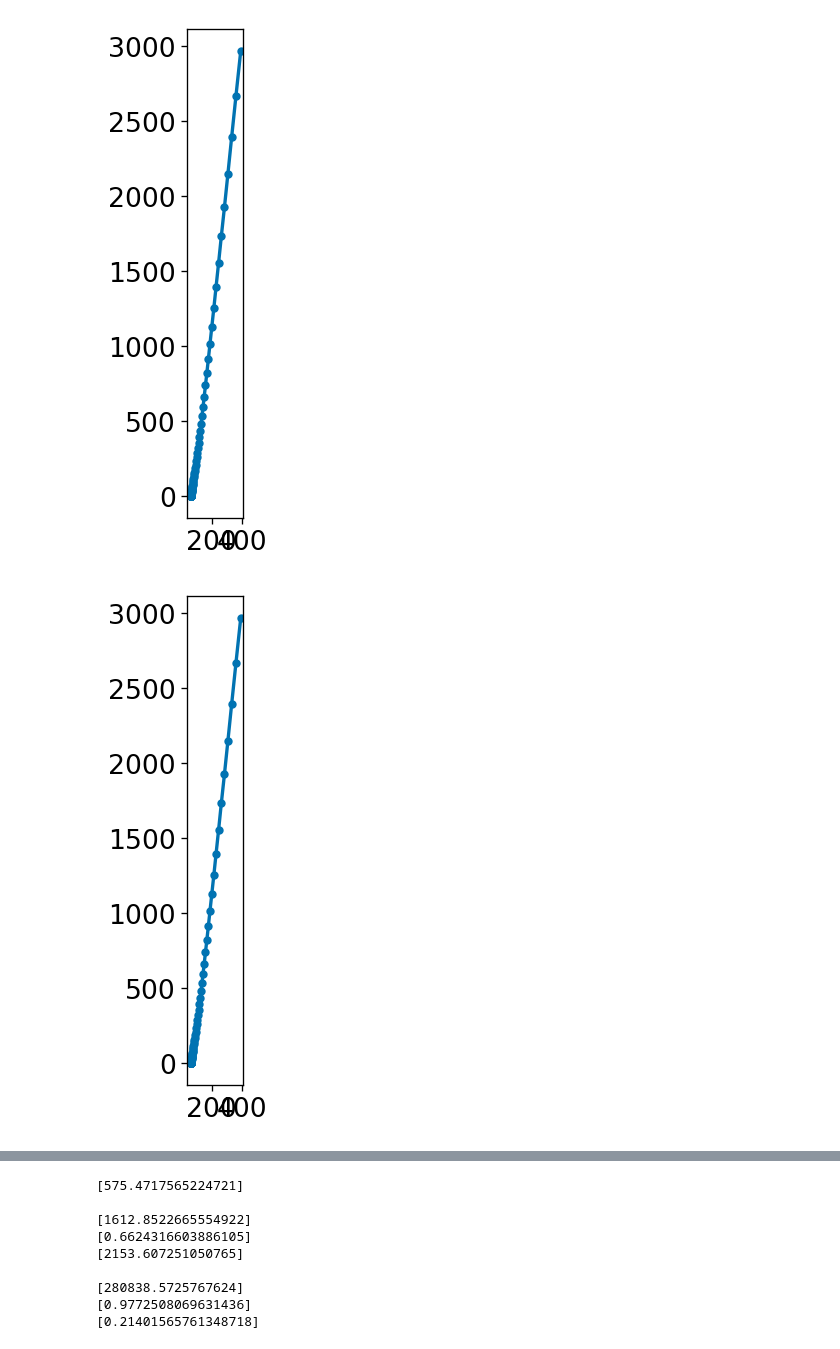
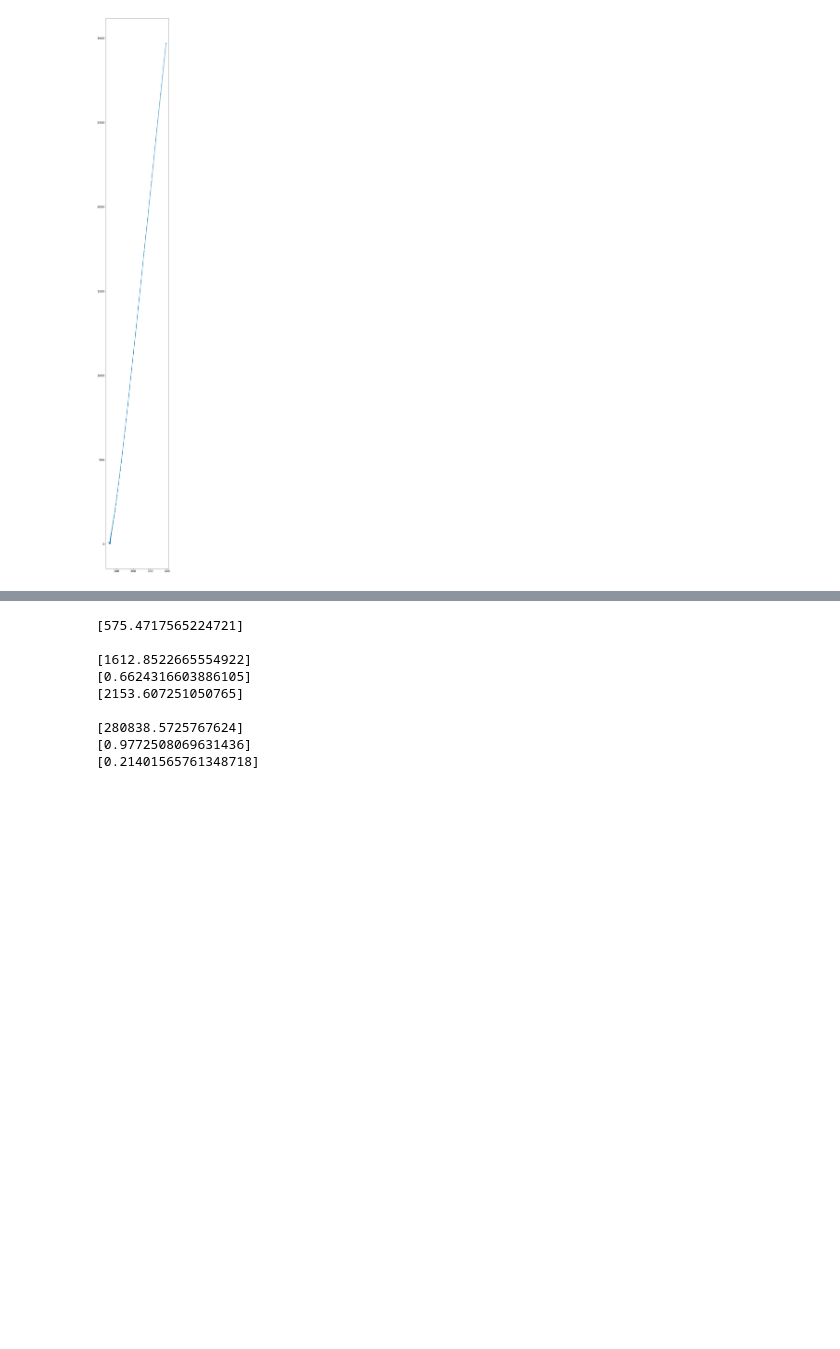
Before and after one commit to WildcatDiscovery/Kyler_Speed_Circuit, a Jupyter notebook: python_notebooks/function_testing.ipynb, the cells around one changed output, grey strips where cells are left out. Saved outputs shown, nothing was run; the diff lists cells and outputs as text; code cells hidden in the pictures; blank space fills up the shorter version.

```diff
--- a/python_notebooks/function_testing.ipynb
+++ b/python_notebooks/function_testing.ipynb
@@ -4,9 +4,6 @@ from utils.tools import *
 path=r"C:\Users\cjang\Desktop\impedance_data\data\\"
 data = ['DE_40_2_60.mpt']
 # %%
-mpt_data = importer(path, data, 10**6, 10**1.5)[0]
-
-df = importer(path, data, 10**6, 10**1.5)[1]
+pre = importer(path, data, 10**6, 10**1.5, width = 50, height = 50)
 # %% [output]
-[figure, old version]
+[figure, new version]
-[figure, removed]
```
Also changed, not shown: parts of 6 cells of this notebook, 3 other files.
